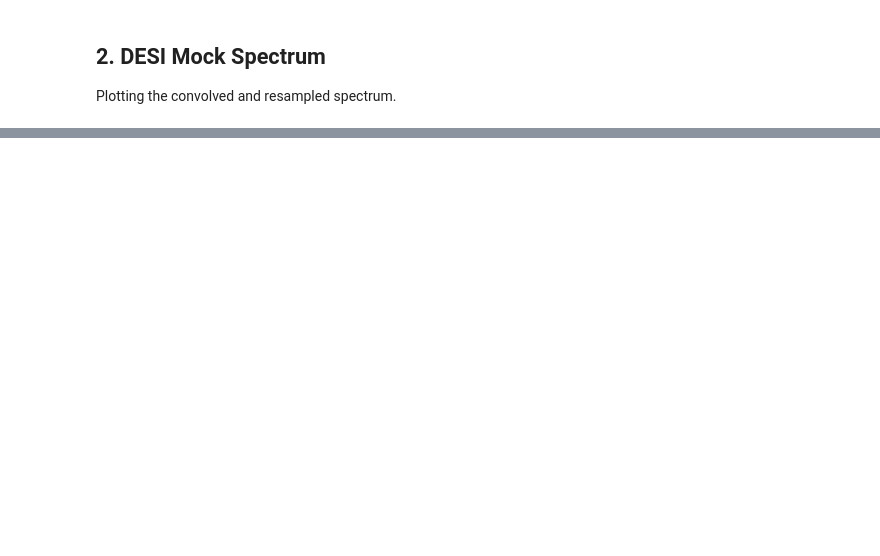
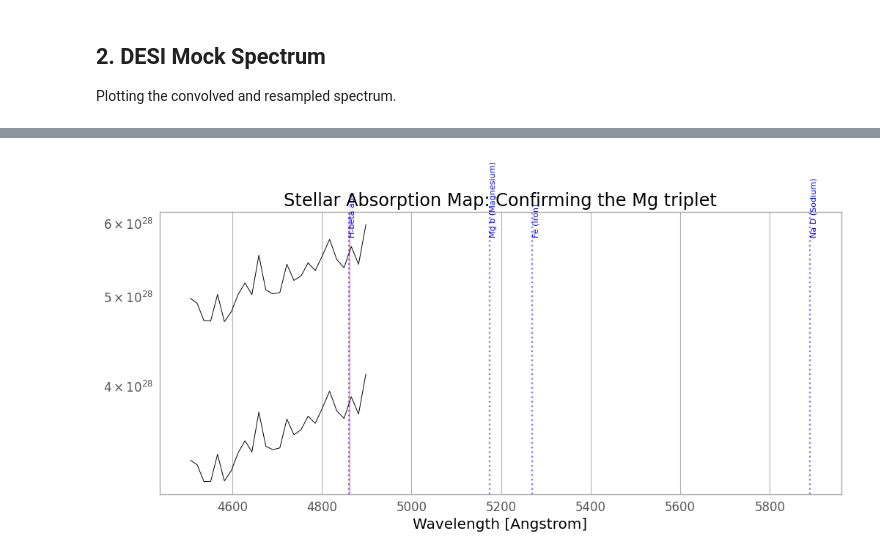
Before and after one commit to mhuertascompany/synthesizer, a Jupyter notebook: euclidVIS/visualize_outputs.ipynb, the cells around one changed output, grey strips where cells are left out. Cells and saved outputs as stored; diff of their text form; code cells hidden in the pictures; blank space fills up the shorter version.

```diff
--- a/euclidVIS/visualize_outputs.ipynb
+++ b/euclidVIS/visualize_outputs.ipynb
@@ -74,0 +264,26 @@ else:
+# %%
+plt.figure(figsize=(12, 5))
+mask = (data['WAVELENGTH'] > 4500) & (data['WAVELENGTH'] < 4900)
+plt.plot(data['WAVELENGTH'][mask], data['LNU_ATTENUATED'][mask], color='black', lw=0.7)
+plt.plot(data['WAVELENGTH'][mask], data['LNU_INTRINSIC'][mask], color='black', lw=0.7)
+
+
+# Label the absorptions
+absorptions = {
+    'H-beta abs': 4861,
+    'Mg b (Magnesium)': 5175,
+    'Na D (Sodium)': 5890,
+    'Fe (Iron)': 5270
+}
+
+for name, lam in absorptions.items():
+    plt.axvline(lam, color='blue', linestyle=':', alpha=0.5)
+    plt.text(lam, plt.ylim()[1]*0.95, name, color='blue', rotation=90, fontsize=8)
+
+plt.axvline(4862.7, color='red', alpha=0.3, label='H-beta rest')
+plt.title("Stellar Absorption Map: Confirming the Mg triplet")
+plt.xlabel('Wavelength [Angstrom]')
+plt.yscale('log')
+plt.show()
+# %% [output]
+[figure, added]
```
Also changed, not shown: parts of 10 cells of this notebook, 3 other files.
